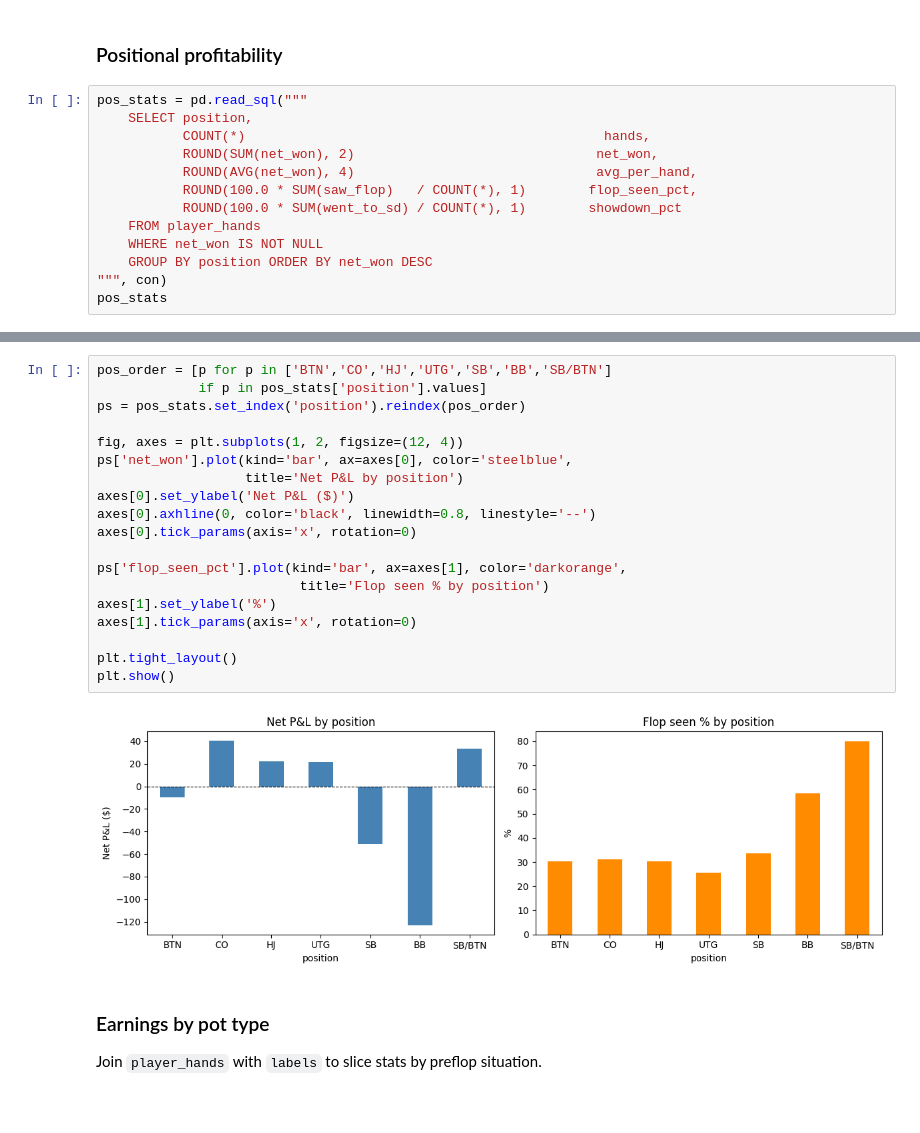
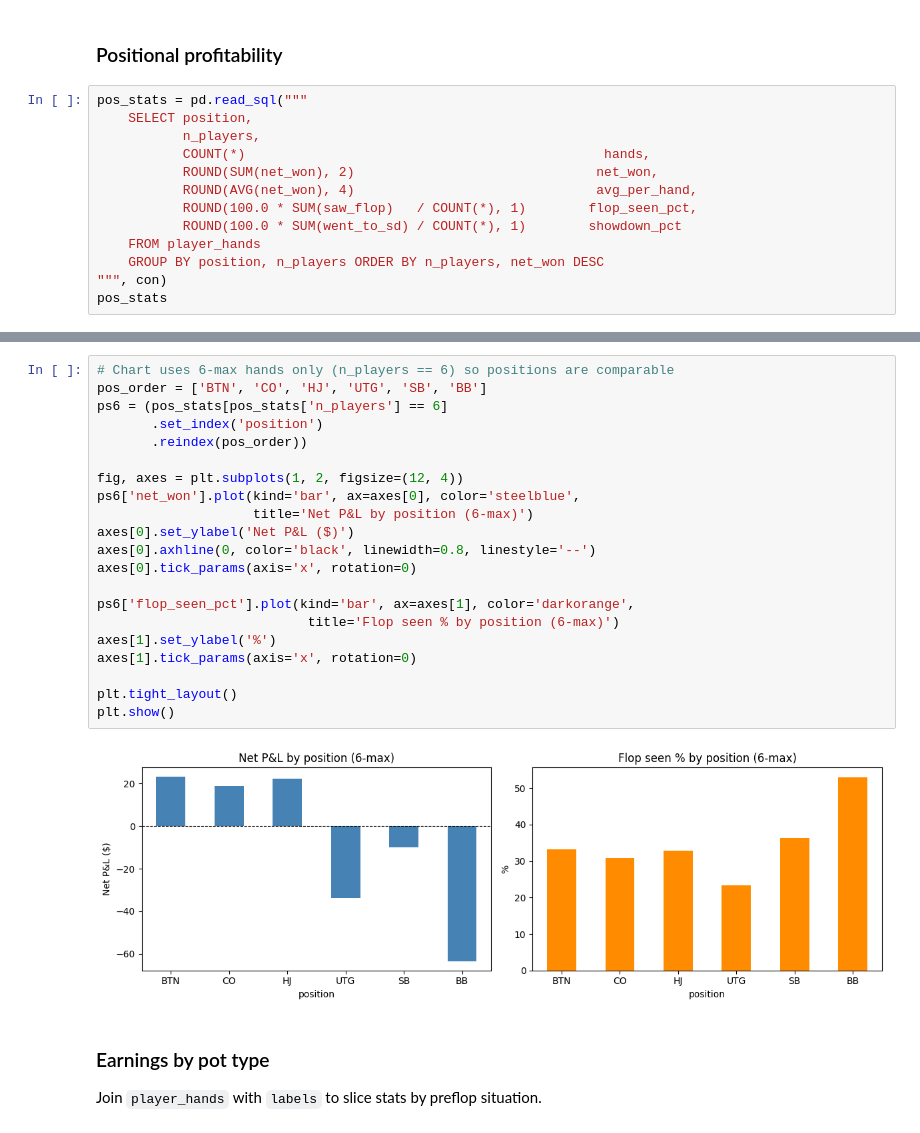
Before and after one commit to ScottBorland/Poker-Dataset-Analysis, a Jupyter notebook: notebooks/exploration.ipynb, the cells around one changed output, grey strips where cells are left out. Drawn from its saved outputs; the diff is of its cells as text.

```diff
--- a/notebooks/exploration.ipynb
+++ b/notebooks/exploration.ipynb
@@ -266,14 +267,14 @@ plt.show()
 # %%
 pos_stats = pd.read_sql("""
     SELECT position,
+           n_players,
            COUNT(*)                                              hands,
            ROUND(SUM(net_won), 2)                               net_won,
            ROUND(AVG(net_won), 4)                               avg_per_hand,
            ROUND(100.0 * SUM(saw_flop)   / COUNT(*), 1)        flop_seen_pct,
            ROUND(100.0 * SUM(went_to_sd) / COUNT(*), 1)        showdown_pct
     FROM player_hands
-    WHERE net_won IS NOT NULL
-    GROUP BY position ORDER BY net_won DESC
+    GROUP BY position, n_players ORDER BY n_players, net_won DESC
 """, con)
 pos_stats
 # %% [output]
@@ -297,24 +298,26 @@ pos_stats
 # %%
-pos_order = [p for p in ['BTN','CO','HJ','UTG','SB','BB','SB/BTN']
-             if p in pos_stats['position'].values]
-ps = pos_stats.set_index('position').reindex(pos_order)
+# Chart uses 6-max hands only (n_players == 6) so positions are comparable
+pos_order = ['BTN', 'CO', 'HJ', 'UTG', 'SB', 'BB']
+ps6 = (pos_stats[pos_stats['n_players'] == 6]
+       .set_index('position')
+       .reindex(pos_order))
 
 fig, axes = plt.subplots(1, 2, figsize=(12, 4))
-ps['net_won'].plot(kind='bar', ax=axes[0], color='steelblue',
-                   title='Net P&L by position')
+ps6['net_won'].plot(kind='bar', ax=axes[0], color='steelblue',
+                    title='Net P&L by position (6-max)')
 axes[0].set_ylabel('Net P&L ($)')
 axes[0].axhline(0, color='black', linewidth=0.8, linestyle='--')
 axes[0].tick_params(axis='x', rotation=0)
 
-ps['flop_seen_pct'].plot(kind='bar', ax=axes[1], color='darkorange',
-                          title='Flop seen % by position')
+ps6['flop_seen_pct'].plot(kind='bar', ax=axes[1], color='darkorange',
+                           title='Flop seen % by position (6-max)')
 axes[1].set_ylabel('%')
 axes[1].tick_params(axis='x', rotation=0)
 
 plt.tight_layout()
 plt.show()
 # %% [output]
-[figure, old version]
+[figure, new version]
 # %% [markdown]
 ### Earnings by pot type
 
```
Also changed, not shown: parts of 3 cells of this notebook, 2 other files.
